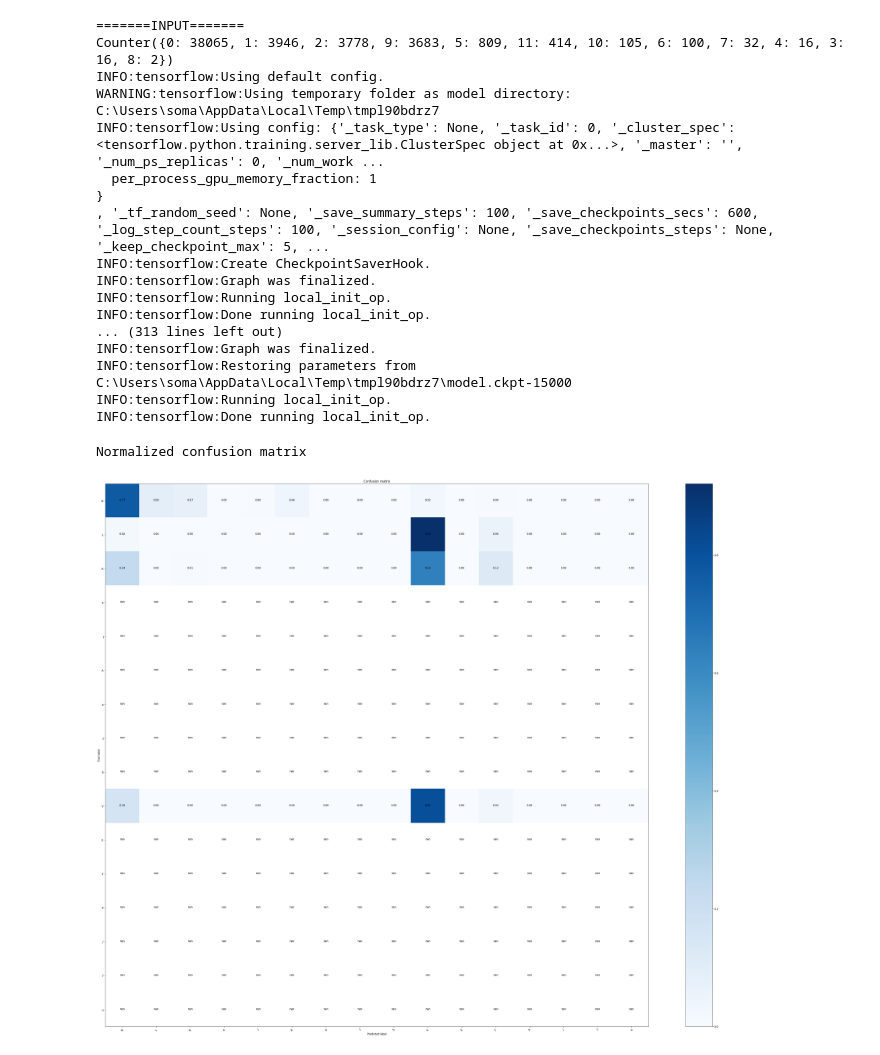
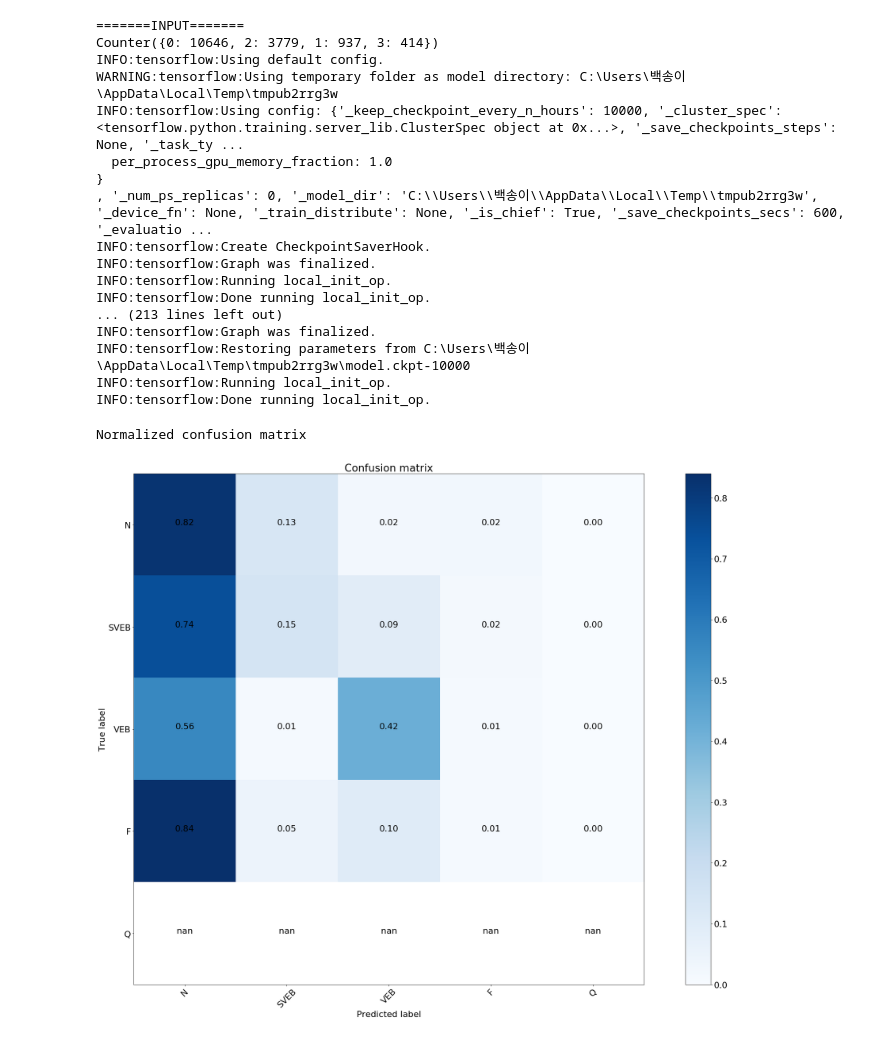
Before and after one commit to TaeJoongYoon/ECG_Classification, a Jupyter notebook: classification.ipynb, the cells around one changed output. Cells and saved outputs as stored; diff of their text form; code cells hidden in the pictures.

```diff
--- a/classification.ipynb
+++ b/classification.ipynb
@@ -15,7 +15,8 @@ from math import sqrt
 tf.logging.set_verbosity(tf.logging.INFO)
 %matplotlib inline
 
-plt.rcParams["figure.figsize"] = (40,30)
+plt.rcParams["figure.figsize"] = (30,20)
+plt.rcParams.update({'font.size': 22})
 # %%
 # Functions
 
@@ -100,10 +101,13 @@ def plot_confusion_matrix(cm, classes,
 # %%
 window_size = 160
 compute_RR_interval_feature = True
+steps = 10000
+layers = [20,30,30,20]
 dataset = 'mit_db/'
 output_path = 'trainedDataSet/'
 weight_imbalanced = True
-class_names = ['N', 'L', 'R', 'e', 'j', 'A', 'a', 'J', 'S', 'V', 'E', 'F', 'P', '/', 'f', 'u']
+all_class_names = ['N', 'L', 'R', 'e', 'j', 'A', 'a', 'J', 'S', 'V', 'E', 'F', 'P', '/', 'f', 'u']
+class_names= ['N', 'SVEB', 'VEB', 'F', 'Q']
 """
 Arrhythmia Type List
 
@@ -136,46 +140,46 @@ feature_columns = [tf.contrib.layers.real_valued_column("", dimension=len(train_
 
 # Build 3 layer DNN with 10, 20, 10 units respectively.
 classifier = tf.contrib.learn.DNNClassifier(feature_columns=feature_columns,
-                                        hidden_units=[20,30,30,20], # TODO
+                                        hidden_units=layers, # TODO
                                         n_classes=num_classes)
                                         # optimizer is one of 'Adagrad', 'Adam', 'Ftrl', 'RMSProp', 'SGD'
 
 # Fit model.
-classifier.fit(input_fn=get_train_inputs, steps=15000) # TODO
+classifier.fit(input_fn=get_train_inputs, steps=steps) # TODO
 
 # Evaluate accuracy.
 accuracy_score = classifier.evaluate(input_fn=get_test_inputs, steps=1)["accuracy"]
 print("\nTest Accuracy: {0:f}\n".format(accuracy_score))
 
 predictions = classifier.predict(input_fn=get_eval_data, as_iterable=False)
 
 # Compute the matrix confussion
 confusion_matrix = np.zeros((num_classes,num_classes), dtype='int')
 
 for p in range(0, len(predictions)):
     confusion_matrix[predictions[p]][eval_labels[p]] = confusion_matrix[predictions[p]][eval_labels[p]] + 1
 
 plt.figure()
 plot_confusion_matrix(confusion_matrix, classes=class_names, normalize=True,
                     title='Confusion matrix')
 plt.show()
 # %% [output]
 =======INPUT=======
-Counter({0: 38065, 1: 3946, 2: 3778, 9: 3683, 5: 809, 11: 414, 10: 105, 6: 100, 7: 32, 4: 16, 3: 16, 8: 2})
+Counter({0: 10646, 2: 3779, 1: 937, 3: 414})
 INFO:tensorflow:Using default config.
-WARNING:tensorflow:Using temporary folder as model directory: C:\Users\soma\AppData\Local\Temp\tmpl90bdrz7
-INFO:tensorflow:Using config: {'_task_type': None, '_task_id': 0, '_cluster_spec': <tensorflow.python.training.server_lib.ClusterSpec object at 0x...>, '_master': '', '_num_ps_replicas': 0, '_num_work ...
-  per_process_gpu_memory_fraction: 1
+WARNING:tensorflow:Using temporary folder as model directory: C:\Users\백송이\AppData\Local\Temp\tmpub2rrg3w
+INFO:tensorflow:Using config: {'_keep_checkpoint_every_n_hours': 10000, '_cluster_spec': <tensorflow.python.training.server_lib.ClusterSpec object at 0x...>, '_save_checkpoints_steps': None, '_task_ty ...
+  per_process_gpu_memory_fraction: 1.0
 }
-, '_tf_random_seed': None, '_save_summary_steps': 100, '_save_checkpoints_secs': 600, '_log_step_count_steps': 100, '_session_config': None, '_save_checkpoints_steps': None, '_keep_checkpoint_max': 5, ...
+, '_num_ps_replicas': 0, '_model_dir': 'C:\\Users\\백송이\\AppData\\Local\\Temp\\tmpub2rrg3w', '_device_fn': None, '_train_distribute': None, '_is_chief': True, '_save_checkpoints_secs': 600, '_evaluatio ...
 INFO:tensorflow:Create CheckpointSaverHook.
 INFO:tensorflow:Graph was finalized.
 INFO:tensorflow:Running local_init_op.
 INFO:tensorflow:Done running local_init_op.
-... (313 lines left out)
+... (213 lines left out)
 INFO:tensorflow:Graph was finalized.
-INFO:tensorflow:Restoring parameters from C:\Users\soma\AppData\Local\Temp\tmpl90bdrz7\model.ckpt-15000
+INFO:tensorflow:Restoring parameters from C:\Users\백송이\AppData\Local\Temp\tmpub2rrg3w\model.ckpt-10000
 INFO:tensorflow:Running local_init_op.
 INFO:tensorflow:Done running local_init_op.
 Normalized confusion matrix
-[figure, old version]
+[figure, new version]
```
Also changed, not shown: 1 other file.
